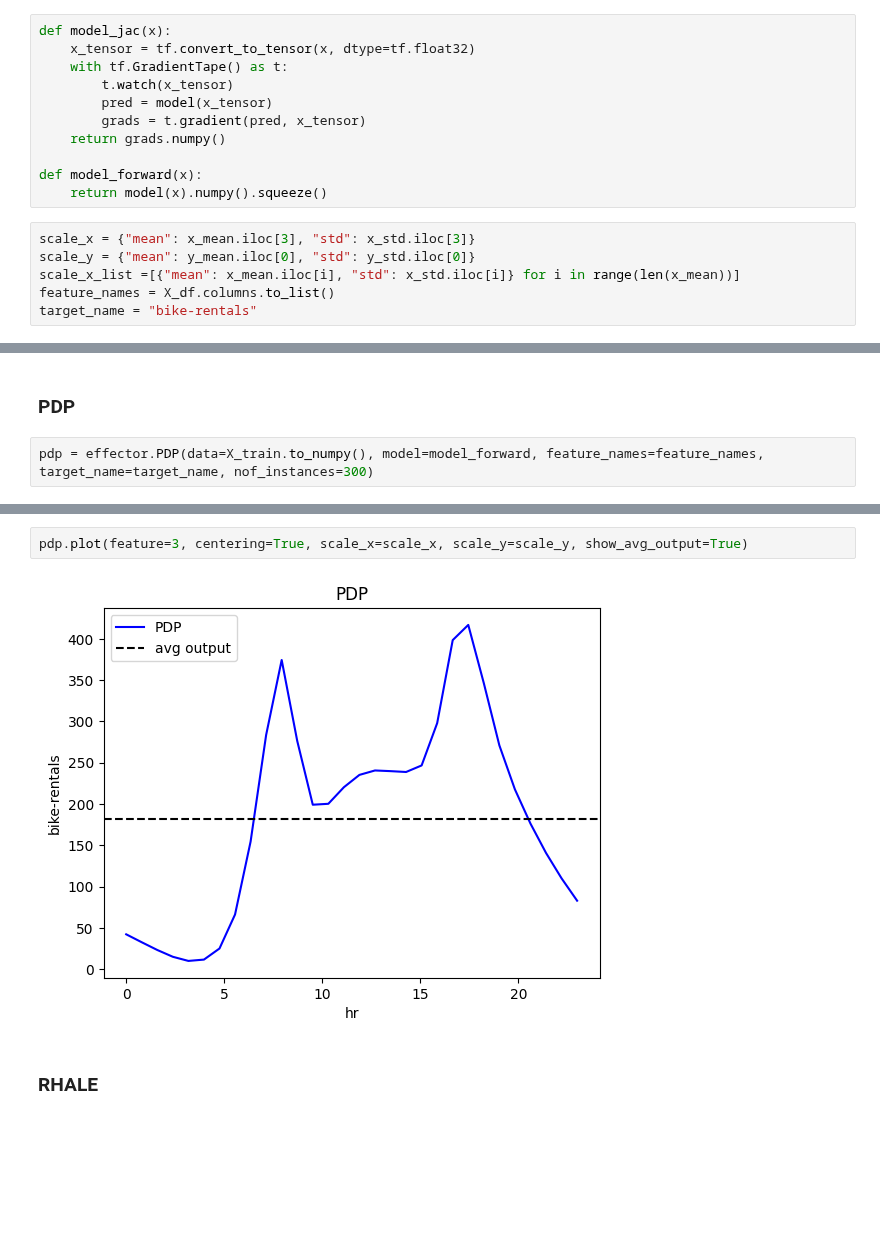
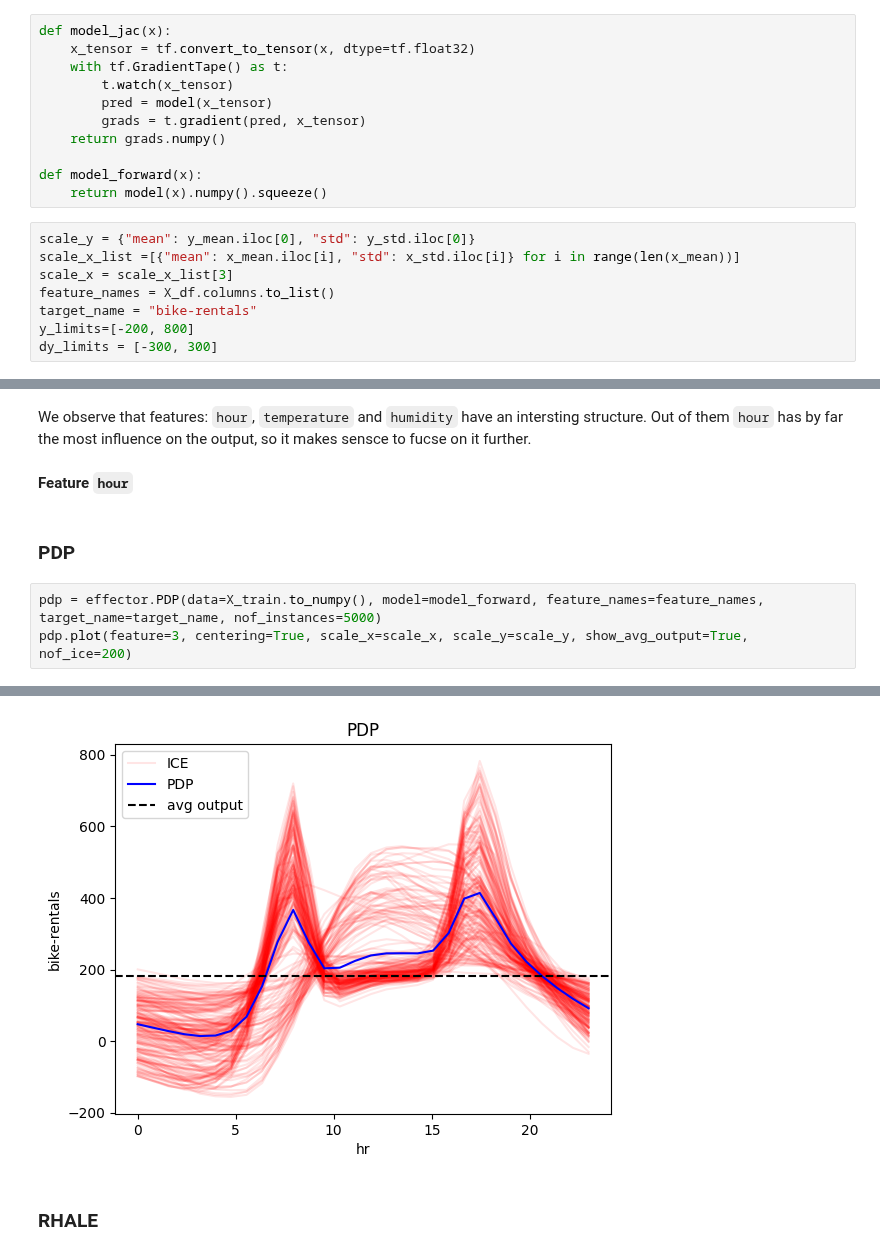
Before and after one commit to givasile/effector, a Jupyter notebook: notebooks/real-examples/01_bike_sharing_dataset.ipynb, the cells around one changed output, grey strips where cells are left out. Drawn from its saved outputs; the diff is of its cells as text; blank space fills up the shorter version.

```diff
--- a/notebooks/real-examples/01_bike_sharing_dataset.ipynb
+++ b/notebooks/real-examples/01_bike_sharing_dataset.ipynb
@@ -220,8 +164,10 @@ def model_jac(x):
 def model_forward(x):
     return model(x).numpy().squeeze()
 # %%
-scale_x = {"mean": x_mean.iloc[3], "std": x_std.iloc[3]}
 scale_y = {"mean": y_mean.iloc[0], "std": y_std.iloc[0]}
 scale_x_list =[{"mean": x_mean.iloc[i], "std": x_std.iloc[i]} for i in range(len(x_mean))]
+scale_x = scale_x_list[3]
 feature_names = X_df.columns.to_list()
 target_name = "bike-rentals"
+y_limits=[-200, 800]
+dy_limits = [-300, 300]
@@ -232,4 +196,10 @@ We will first analyze the global effect of the feature `hour` on the target vari
+# %% [markdown]
+We observe that features: `hour`, `temperature` and `humidity` have an intersting structure. Out of them `hour` has by far the most influence on the output, so it makes sensce to fucse on it further.
+# %% [markdown]
+**Feature `hour`**
 # %% [markdown]
 ### PDP
 # %%
-pdp = effector.PDP(data=X_train.to_numpy(), model=model_forward, feature_names=feature_names, target_name=target_name, nof_instances=300)
+pdp = effector.PDP(data=X_train.to_numpy(), model=model_forward, feature_names=feature_names, target_name=target_name, nof_instances=5000)
+pdp.plot(feature=3, centering=True, scale_x=scale_x, scale_y=scale_y, show_avg_output=True, nof_ice=200)
+# %% [output]
@@ -236,7 +211,4 @@ pdp = effector.PDP(data=X_train.to_numpy(), model=model_forward, feature_names=f
+[figure, added]
-# %%
-pdp.plot(feature=3, centering=True, scale_x=scale_x, scale_y=scale_y, show_avg_output=True)
-# %% [output]
-[figure, removed]
 # %% [markdown]
 ### RHALE
 # %%
```
Also changed, not shown: parts of 34 cells of this notebook, 14 other files.
